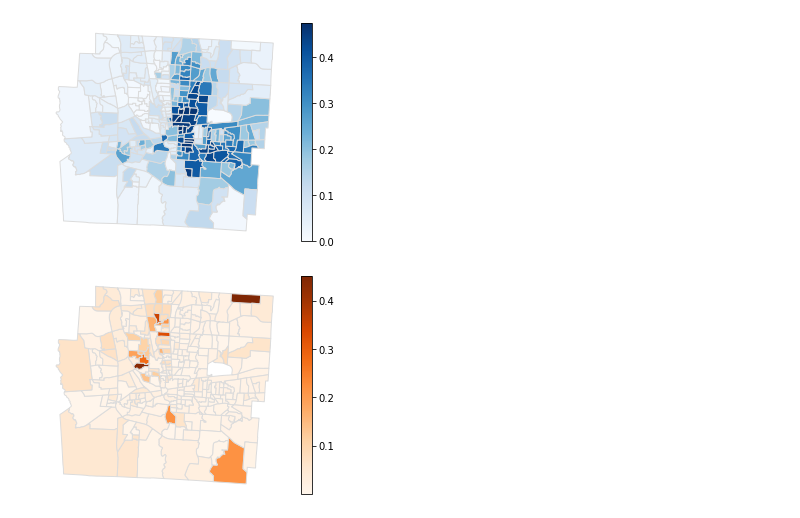
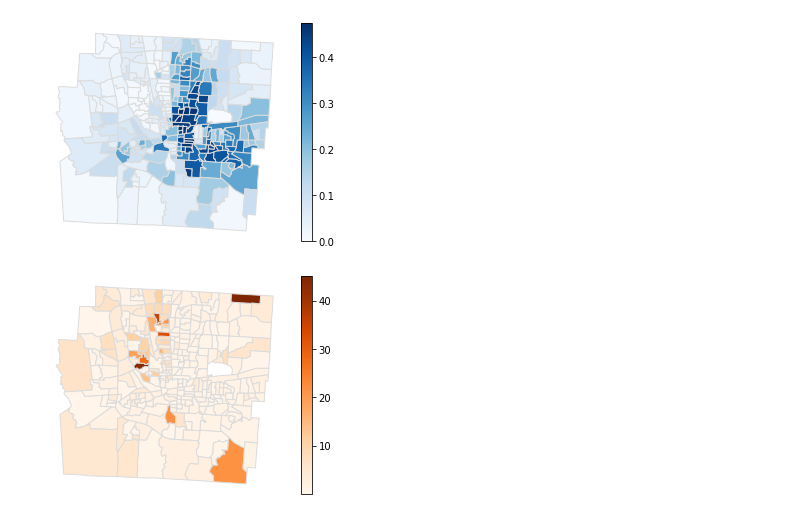
Before and after one commit to linyuehzzz/synthetic-populations, a Jupyter notebook: franklin_microdata_v2.ipynb, the cells around one changed output. Drawn from its saved outputs; the diff is of its cells as text; code cells hidden in the pictures.

```diff
--- a/franklin_microdata_v2.ipynb
+++ b/franklin_microdata_v2.ipynb
@@ -792,9 +803,9 @@ fig.set_axis_off()
 [figure]
 # %%
 # difference
-gdf["diff"] = abs(gdf["new_ori"] - gdf["new_dp"]) / (gdf["new_ori"] + gdf["new_dp"])
+gdf["diff"] = abs(gdf["new_ori"] - gdf["new_dp"]) / (gdf["new_ori"] + gdf["new_dp"]) * 100
 fig = gdf.plot(column='diff', legend=True, cmap='Oranges', edgecolor='gainsboro')
 fig.set_axis_off()
 fig.get_figure().savefig('figs/franklin-smape.eps')
 # %% [output]
-[figure, old version]
+[figure, new version]
```
Also changed, not shown: parts of 1 cell of this notebook, 1 other file.
